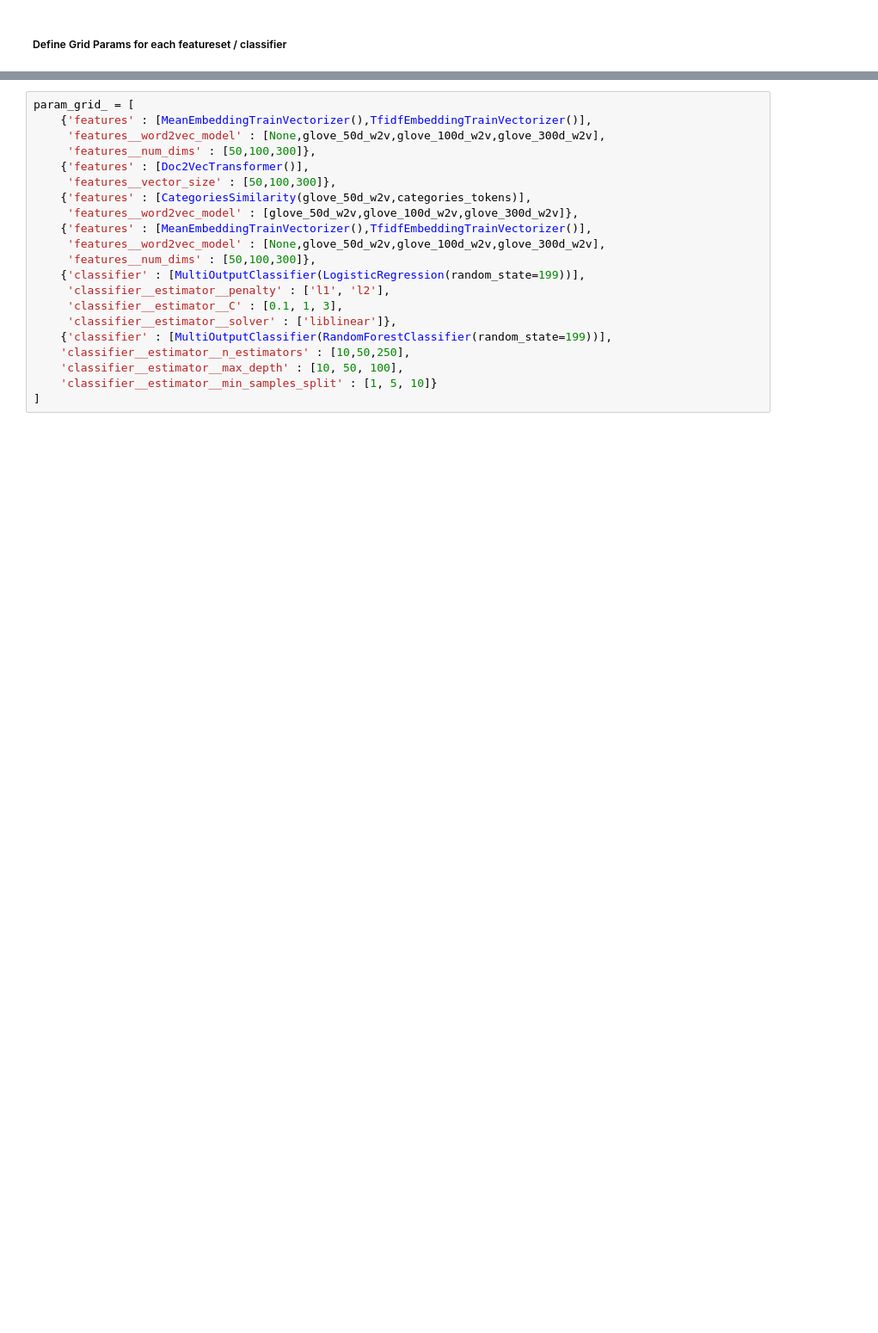
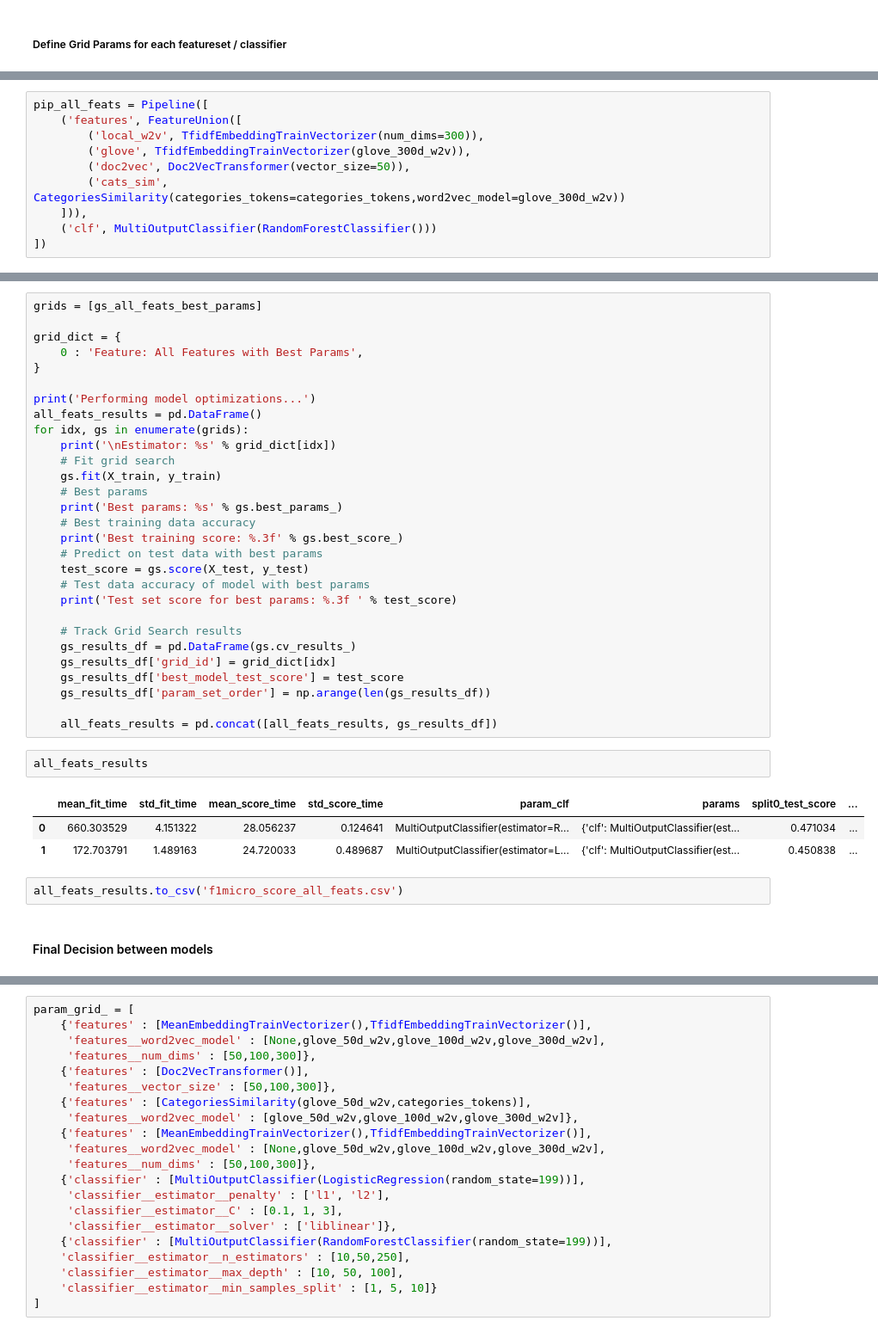
Before and after one commit to tarcisobraz/disaster-message-clf, a Jupyter notebook: models/ML Pipeline Preparation.ipynb, the cells around one changed output, grey strips where cells are left out. Shown: that part at 86% size. Saved outputs shown, nothing was run; the diff lists cells and outputs as text; blank space fills up the shorter version.

```diff
--- a/models/ML Pipeline Preparation.ipynb
+++ b/models/ML Pipeline Preparation.ipynb
@@ -1621,0 +1726,10 @@ results_naive_f1micro_score_all_feats.to_csv('naive_f1micro_score_all_feats.csv'
+# %%
+pip_all_feats = Pipeline([
+    ('features', FeatureUnion([
+        ('local_w2v', TfidfEmbeddingTrainVectorizer(num_dims=300)),
+        ('glove', TfidfEmbeddingTrainVectorizer(glove_300d_w2v)),
+        ('doc2vec', Doc2VecTransformer(vector_size=50)),
+        ('cats_sim', CategoriesSimilarity(categories_tokens=categories_tokens,word2vec_model=glove_300d_w2v))
+    ])),
+    ('clf', MultiOutputClassifier(RandomForestClassifier()))
+])
@@ -1621,0 +1745,39 @@ results_naive_f1micro_score_all_feats.to_csv('naive_f1micro_score_all_feats.csv'
+# %%
+grids = [gs_all_feats_best_params]
+
+grid_dict = {
+    0 : 'Feature: All Features with Best Params',
+}
+
+print('Performing model optimizations...')
+all_feats_results = pd.DataFrame()
+for idx, gs in enumerate(grids):
+    print('\nEstimator: %s' % grid_dict[idx])
+    # Fit grid search
+    gs.fit(X_train, y_train)
+    # Best params
+    print('Best params: %s' % gs.best_params_)
+    # Best training data accuracy
+    print('Best training score: %.3f' % gs.best_score_)
+    # Predict on test data with best params
+    test_score = gs.score(X_test, y_test)
+    # Test data accuracy of model with best params
+    print('Test set score for best params: %.3f ' % test_score)
+
+    # Track Grid Search results
+    gs_results_df = pd.DataFrame(gs.cv_results_)
+    gs_results_df['grid_id'] = grid_dict[idx]
+    gs_results_df['best_model_test_score'] = test_score
+    gs_results_df['param_set_order'] = np.arange(len(gs_results_df))
+
+    all_feats_results = pd.concat([all_feats_results, gs_results_df])
+# %%
+all_feats_results
+# %% [output]
+|  | mean_fit_time | std_fit_time | mean_score_time | std_score_time | param_clf | params | split0_test_score | ... |
+| 0 | 660.303529 | 4.151322 | 28.056237 | 0.124641 | MultiOutputClassifier(estimator=R... | {'clf': MultiOutputClassifier(est... | 0.471034 | ... |
+| 1 | 172.703791 | 1.489163 | 24.720033 | 0.489687 | MultiOutputClassifier(estimator=L... | {'clf': MultiOutputClassifier(est... | 0.450838 | ... |
+# %%
+all_feats_results.to_csv('f1micro_score_all_feats.csv')
+# %% [markdown]
+#### Final Decision between models
```
Also changed, not shown: parts of 27 cells of this notebook.
